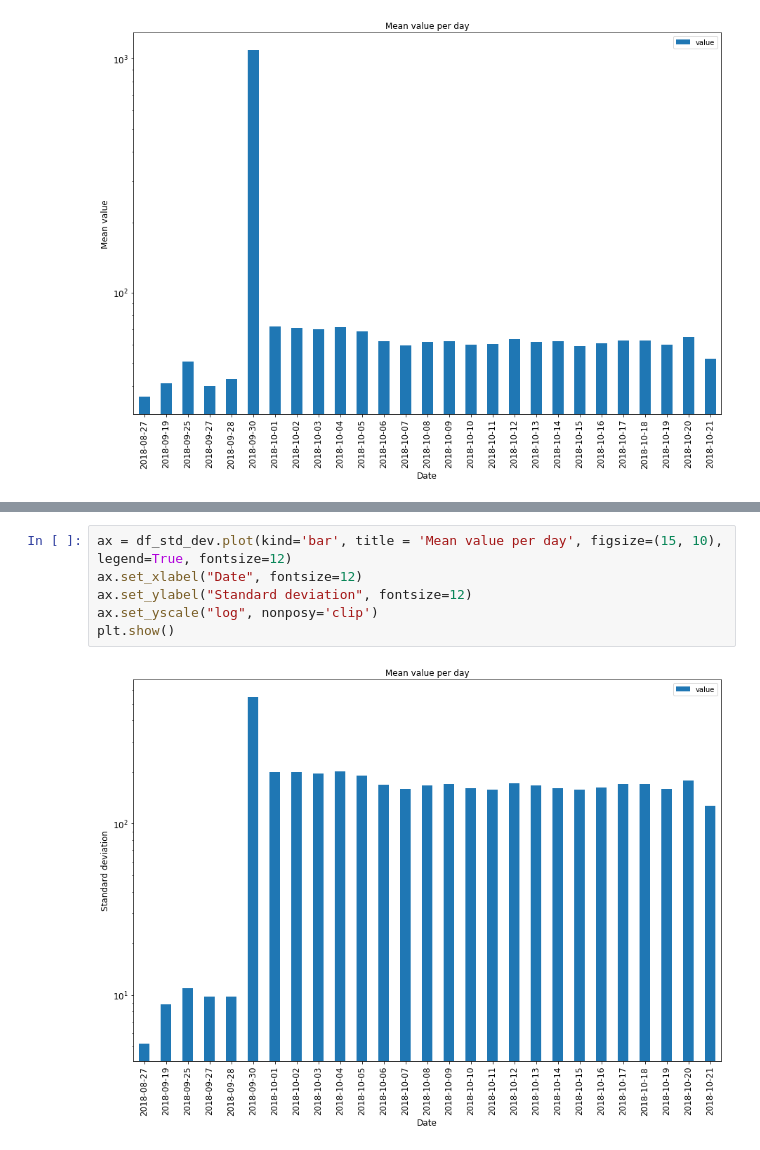
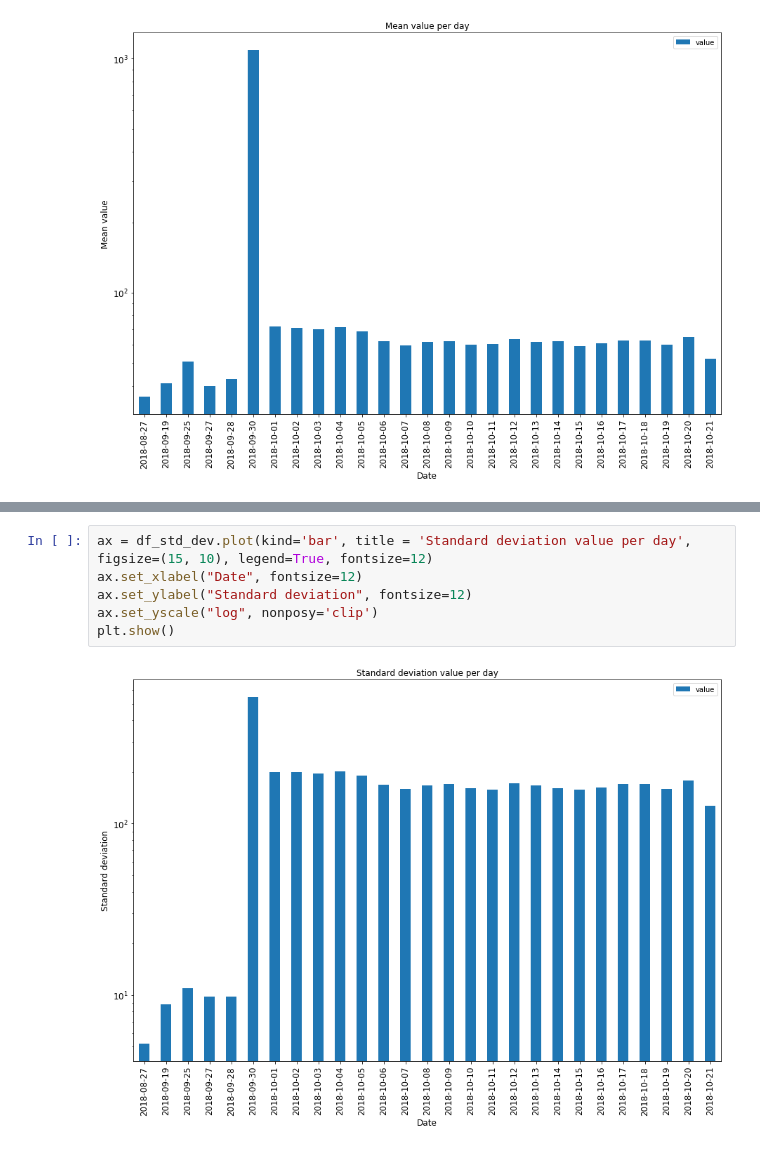
Before and after one commit to PPitson/safecast-data-analysis, a Jupyter notebook: visualization.ipynb, the cells around one changed output, grey strips where cells are left out. Cells and saved outputs as stored; diff of their text form.

Commit message:
Update visualization notebook

```diff
--- a/visualization.ipynb
+++ b/visualization.ipynb
@@ -204,8 +129,8 @@ df_std_dev
 # %%
-ax = df_std_dev.plot(kind='bar', title = 'Mean value per day', figsize=(15, 10), legend=True, fontsize=12)
+ax = df_std_dev.plot(kind='bar', title = 'Standard deviation value per day', figsize=(15, 10), legend=True, fontsize=12)
 ax.set_xlabel("Date", fontsize=12)
 ax.set_ylabel("Standard deviation", fontsize=12)
 ax.set_yscale("log", nonposy='clip')
 plt.show()
 # %% [output]
-[figure, old version]
+[figure, new version]
```
Also changed, not shown: parts of 6 cells of this notebook.
